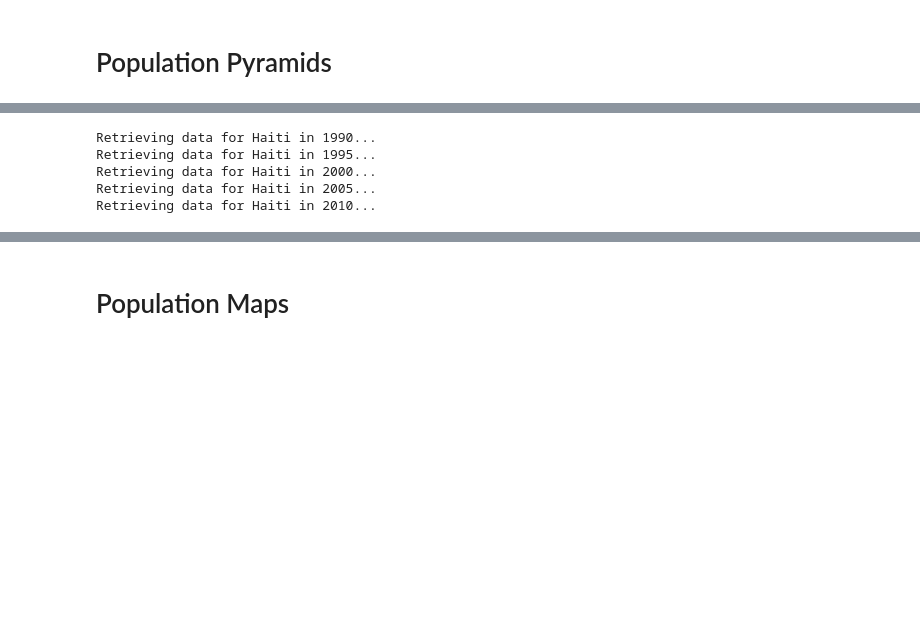
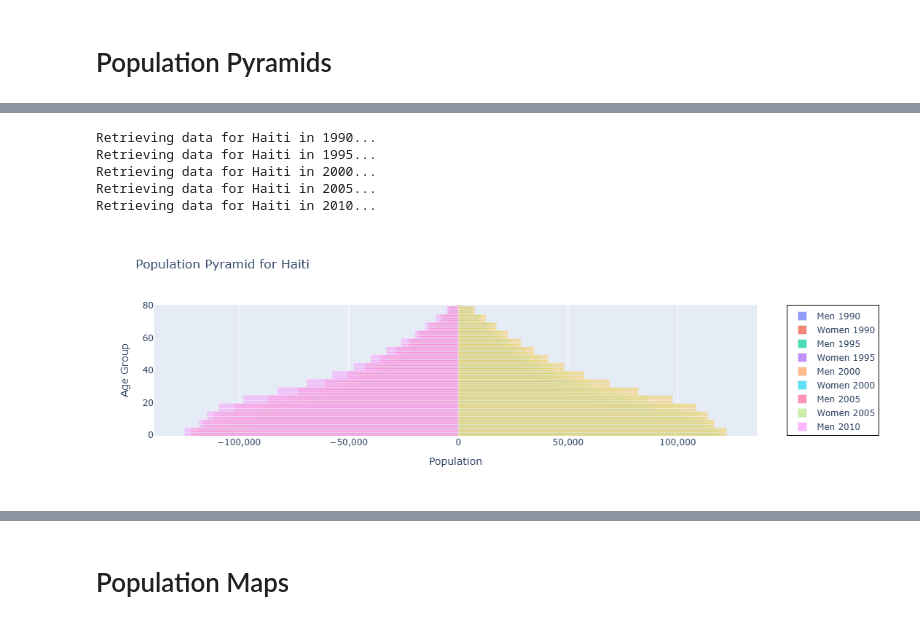
Before and after one commit to panda41983/EEP153_Project1_TeamGaryBecker, a Jupyter notebook: Project_1.ipynb, the cells around one changed output, grey strips where cells are left out. Cells and saved outputs as stored; diff of their text form; code cells hidden in the pictures; blank space fills up the shorter version.

```diff
--- a/Project_1.ipynb
+++ b/Project_1.ipynb
@@ -320,10 +361,11 @@ def animated_population_pyramid(df, region):
     else:
         print(f"No data to display for {region}")
 # %%
-animated_population_pyramid(population_df, "Haiti")
+animated_population_pyramid(population_df_ht, "Haiti")
 # %% [output]
 Retrieving data for Haiti in 1990...
 Retrieving data for Haiti in 1995...
 Retrieving data for Haiti in 2000...
 Retrieving data for Haiti in 2005...
 Retrieving data for Haiti in 2010...
+[figure, added]
```
Also changed, not shown: parts of 31 cells of this notebook.
